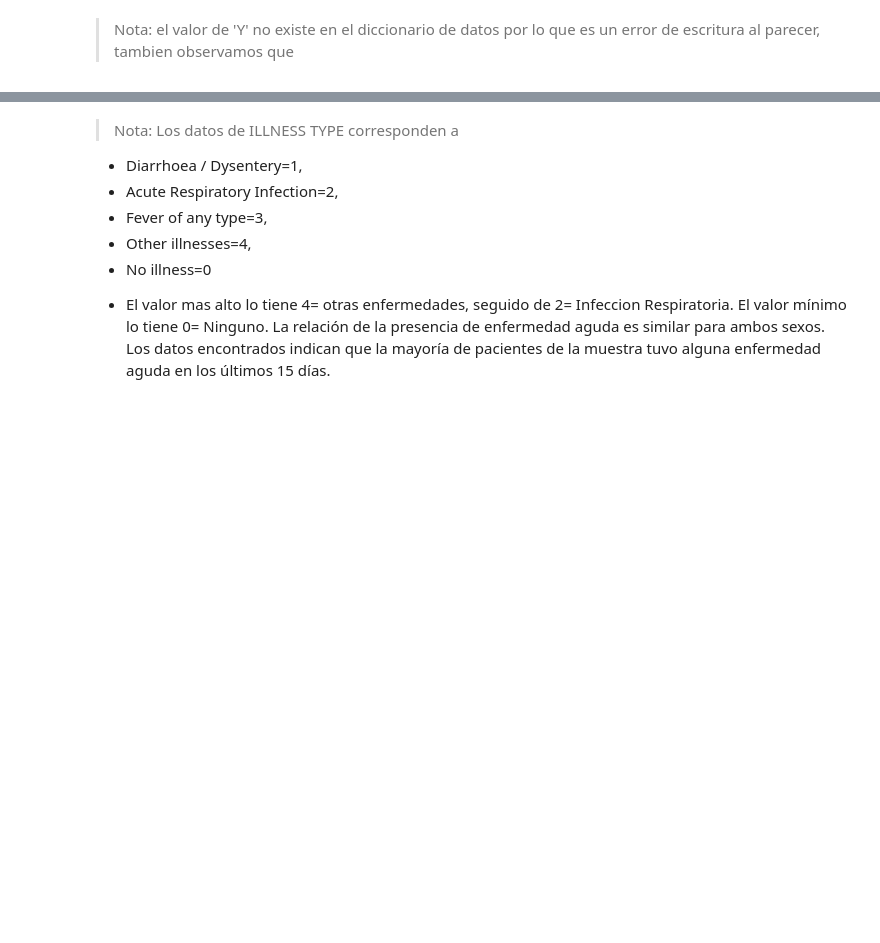
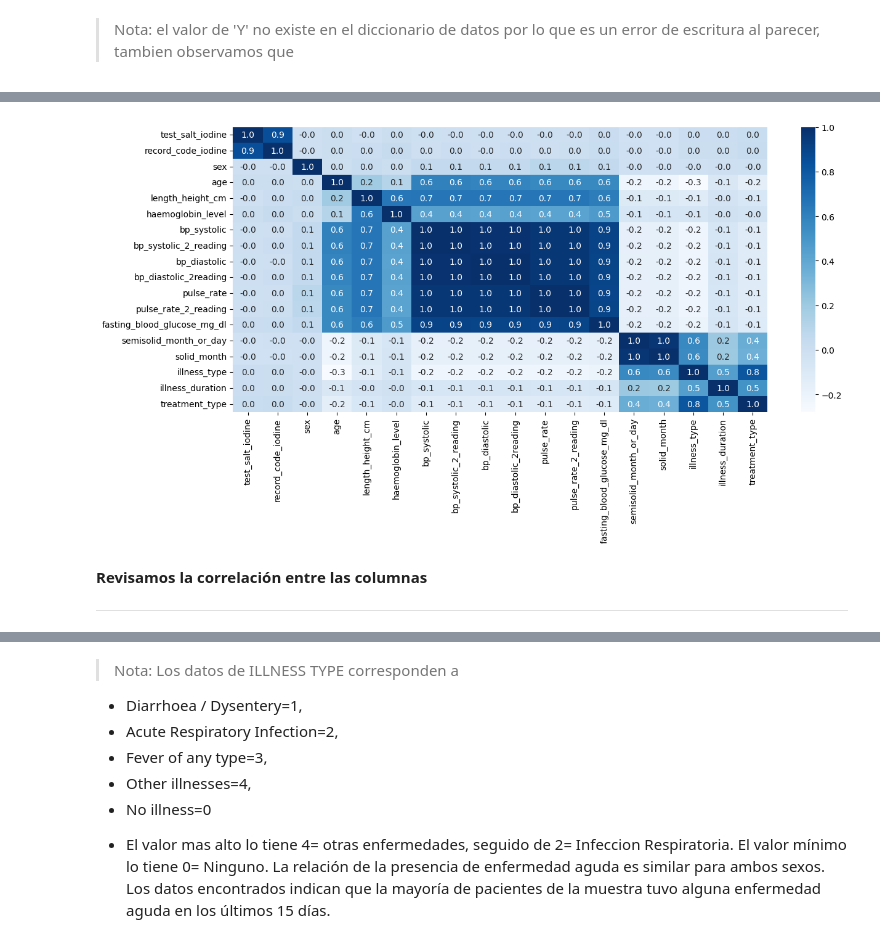
Before and after one commit to marce3-2140/Clinical-Anthropometric-Bio-Chemical-Survey, a Jupyter notebook: SurveyClinicalData.ipynb, the cells around one changed output, grey strips where cells are left out. Drawn from its saved outputs; the diff is of its cells as text; code cells hidden in the pictures; blank space fills up the shorter version.

```diff
--- a/SurveyClinicalData.ipynb
+++ b/SurveyClinicalData.ipynb
@@ -408,3 +536,0 @@ Name: record_code_iodine_reason, dtype: int64
-# %%
-df = df.drop(columns='record_code_iodine_reason')
-df.info()
@@ -464,2 +536,0 @@ Name: usual_residance_reason, Length: 242, dtype: int64
-# %%
-df = df.drop(columns='usual_residance_reason')
@@ -518,2 +536,0 @@ df.loc[missing_ilness,:].head(10)
-# %%
-df = df.dropna(how='any')
@@ -560,0 +542,3 @@ Name: day_or_month_for_breast_feeding_, dtype: int64
+# %%
+df['day_or_month_for_breast_feeding_'] = df['day_or_month_for_breast_feeding_'].replace('m', 'M')
+df['day_or_month_for_breast_feeding_'].value_counts()
@@ -647,0 +576,21 @@ df.loc[ilness,:].head(10)
+# %%
+#Buscamos correlaciones entre las columnas
+columns_corr = ['rural_urban','test_salt_iodine','record_code_iodine',
+                'sex', 'age','length_height_cm','haemoglobin_level',
+                'bp_systolic','bp_systolic_2_reading','bp_diastolic',
+                'bp_diastolic_2reading','pulse_rate','pulse_rate_2_reading',
+                'fasting_blood_glucose_mg_dl','semisolid_month_or_day',
+                'solid_month','illness_type','illness_duration',
+                'treatment_type']
+
+subset_df = df[columns_corr]
+corr = subset_df.corr()
+plt.figure(figsize=(14,6))
+sns.heatmap(corr, cmap="Blues", annot = True, fmt=".1f");
+plt.show();
+# %% [output]
+[figure, added]
+# %% [markdown]
+**Revisamos la correlación entre las columnas**
+
+___
```
Also changed, not shown: parts of 158 cells of this notebook.
